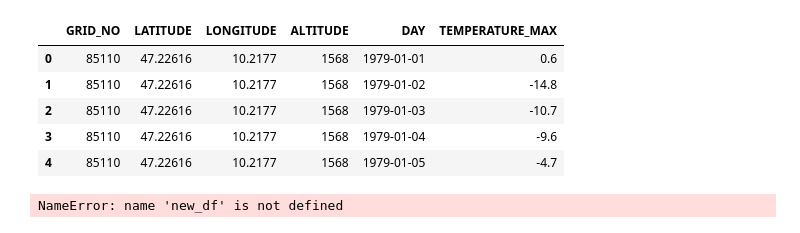
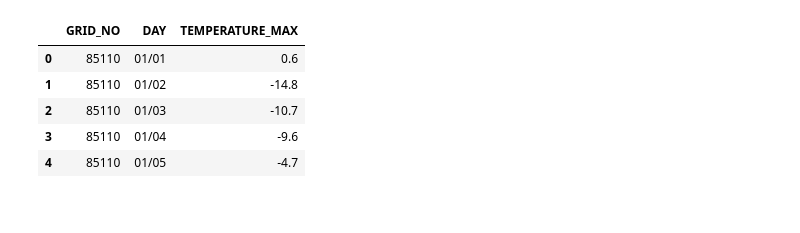
Before and after one commit to tmandelz/KlimaChallengeFS22, a Jupyter notebook: Data_Wrangling.ipynb, the cells around one changed output. Cells and saved outputs as stored; diff of their text form; code cells hidden in the pictures.

```diff
--- a/Data_Wrangling.ipynb
+++ b/Data_Wrangling.ipynb
@@ -1,6 +5,4 @@
 # %%
-import pandas as pd
-import plotly.express as px
-Deutschland_pd = pd.read_csv("C:/Users/j/Desktop/Daten/Daten/Deutschland.csv",sep= ";", parse_dates=['DAY'])
-#Frankreich_pd = pd.read_csv("C:/Users/j/Desktop/Daten/Daten/France.csv",sep= ";", parse_dates=['DAY'])
-#Spanien_pd = pd.read_csv("C:/Users/j/Desktop/Daten/Daten/Espana.csv",sep= ";", parse_dates=['DAY'])
+
+deutschland_read = pd.read_csv("C:/Users/j/Desktop/Daten/Daten/Deutschland.csv",sep= ";", parse_dates=['DAY'])
+oesterreich_read = pd.read_csv("C:/Users/j/Desktop/Daten/Daten/Oesterreich.csv",sep= ";", parse_dates=['DAY'])
@@ -11,0 +9,3 @@ len(new_df)
+# %%
+deutschland_normalisiert = deutschland_read[["GRID_NO","LATITUDE","LONGITUDE","ALTITUDE"]].drop_duplicates()
+deutschland_pd = deutschland_read[["GRID_NO","DAY","TEMPERATURE_MAX"]]
@@ -11,0 +26,5 @@ len(new_df)
+# %%
+#Referenz Temperatur
+max_temperatur_reference = "2000.01.01"
+deutschland_referenz = deutschland_pd[deutschland_pd["DAY"] < max_temperatur_reference]
+deutschland_referenz["DAY"]=deutschland_pd["DAY"].dt.strftime('%m/%d')
@@ -11,0 +33,2 @@ len(new_df)
+# %%
+deutschland_referenz["reference_temperature"] = 0
@@ -12,9 +78,9 @@ len(new_df)
 # %%
-Deutschland_pd.head()
+deutschland_referenz.head()
 # %% [output]
-|  | GRID_NO | LATITUDE | LONGITUDE | ALTITUDE | DAY | TEMPERATURE_MAX |
-| 0 | 85110 | 47.22616 | 10.2177 | 1568 | 1979-01-01 | 0.6 |
-| 1 | 85110 | 47.22616 | 10.2177 | 1568 | 1979-01-02 | -14.8 |
-| 2 | 85110 | 47.22616 | 10.2177 | 1568 | 1979-01-03 | -10.7 |
-| 3 | 85110 | 47.22616 | 10.2177 | 1568 | 1979-01-04 | -9.6 |
-| 4 | 85110 | 47.22616 | 10.2177 | 1568 | 1979-01-05 | -4.7 |
+|  | GRID_NO | DAY | TEMPERATURE_MAX |
+| 0 | 85110 | 01/01 | 0.6 |
+| 1 | 85110 | 01/02 | -14.8 |
+| 2 | 85110 | 01/03 | -10.7 |
+| 3 | 85110 | 01/04 | -9.6 |
+| 4 | 85110 | 01/05 | -4.7 |
@@ -25,4 +86,0 @@ fig.show()
-# %%
-fig = px.line(new_df, x="DAY", y="TEMPERATURE_MAX",color = white)
-# %% [output]
-NameError: name 'new_df' is not defined
```
Also changed, not shown: parts of 13 cells of this notebook.
